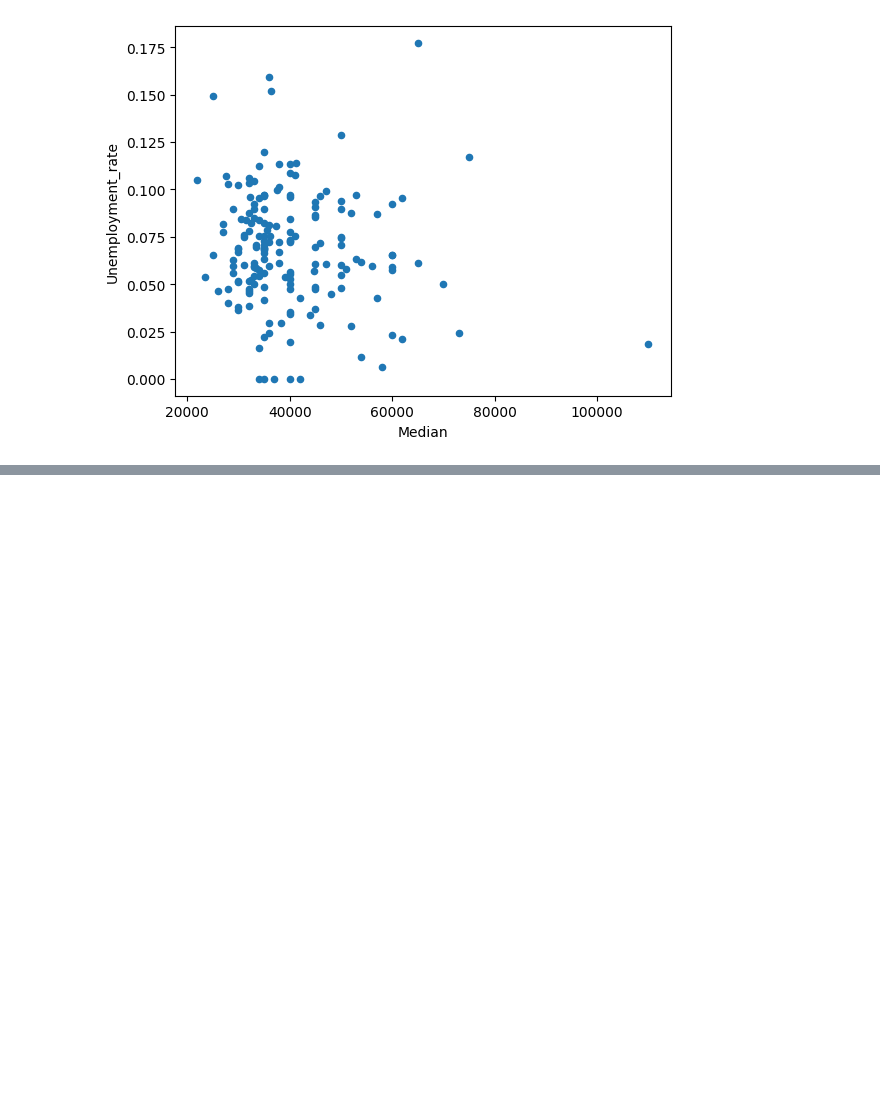
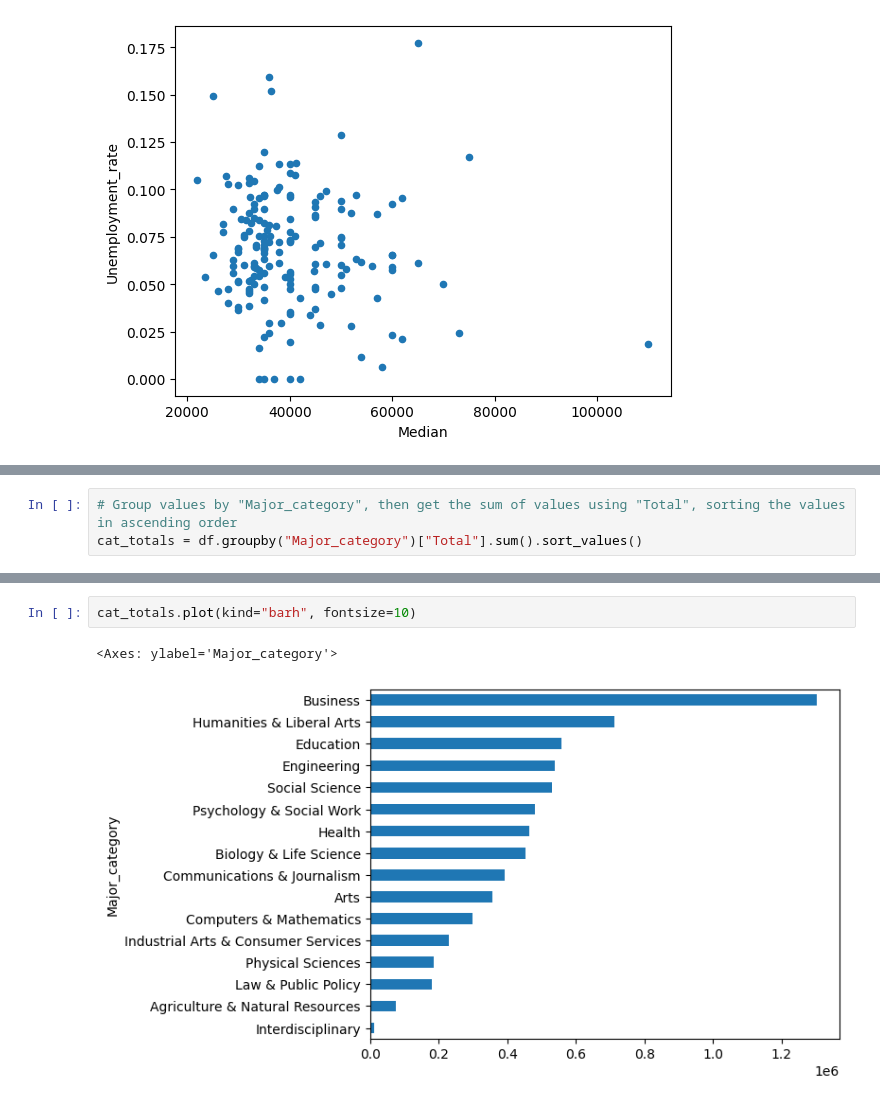
Before and after one commit to felipesebben/Pandas_learning_path, a Jupyter notebook: 7_plot_with_pandas/plot_pandas_viz_basics.ipynb, the cells around one changed output, grey strips where cells are left out. Saved outputs shown, nothing was run; the diff lists cells and outputs as text; blank space fills up the shorter version.

```diff
--- a/7_plot_with_pandas/plot_pandas_viz_basics.ipynb
+++ b/7_plot_with_pandas/plot_pandas_viz_basics.ipynb
@@ -212,0 +223,3 @@ df.corr(numeric_only=True)
+# %%
+# Group values by "Major_category", then get the sum of values using "Total", sorting the values in ascending order
+cat_totals = df.groupby("Major_category")["Total"].sum().sort_values()
@@ -212,0 +247,5 @@ df.corr(numeric_only=True)
+# %%
+cat_totals.plot(kind="barh", fontsize=10)
+# %% [output]
+<Axes: ylabel='Major_category'>
+[figure, added]
```
Also changed, not shown: parts of 5 cells of this notebook.
